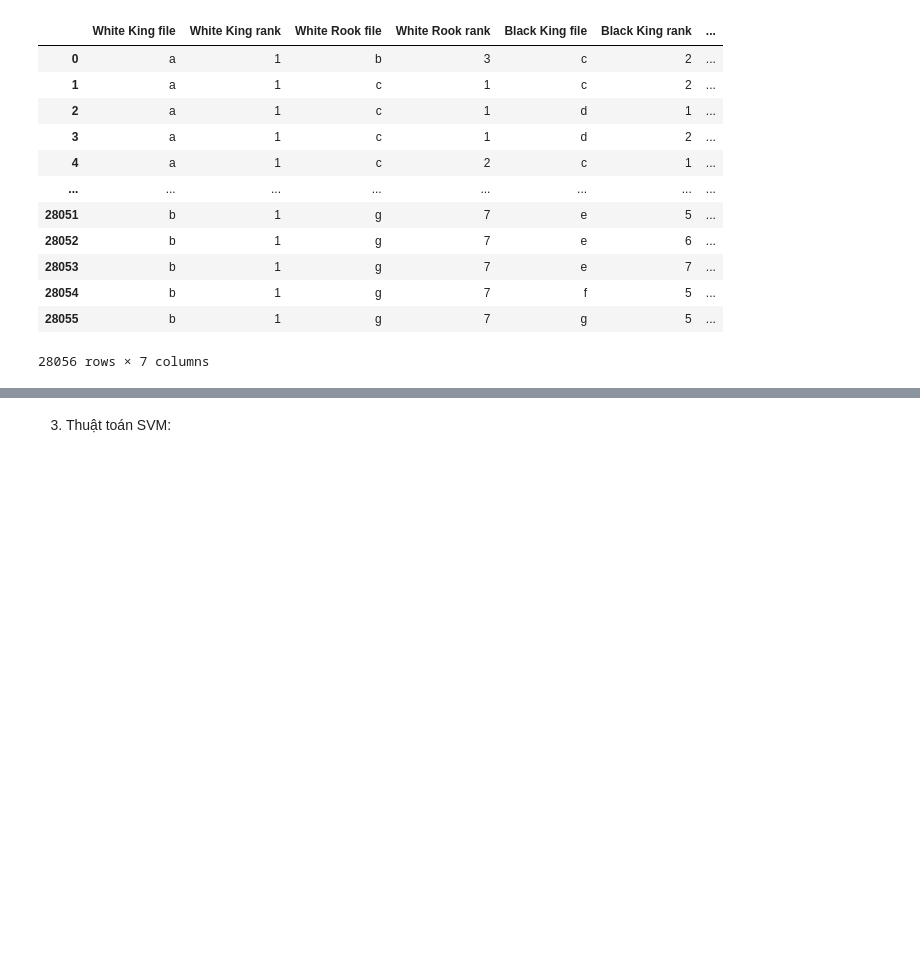
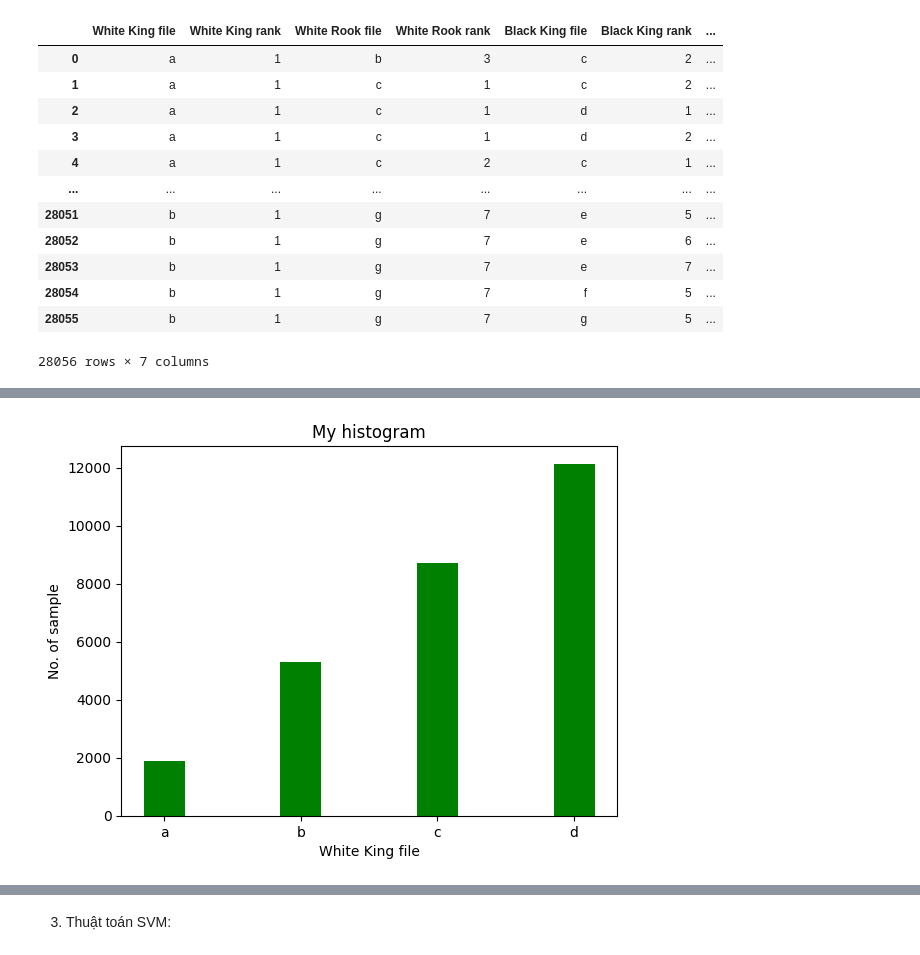
Before and after one commit to couqdev/MachineLearning, a Jupyter notebook: Project_ML.ipynb, the cells around one changed output, grey strips where cells are left out. Drawn from its saved outputs; the diff is of its cells as text; code cells hidden in the pictures; blank space fills up the shorter version.

```diff
--- a/Project_ML.ipynb
+++ b/Project_ML.ipynb
@@ -58,0 +107,18 @@ dataset
+# %%
+# frequencies
+data=dataset['White King file']
+# setting the ranges and no. of intervals
+range = (-0.5,3.5)
+bins = 4
+# plotting a histogram
+plt.hist(data, bins, range, color='green', histtype='bar', rwidth=0.3)
+# x-axis label
+plt.xlabel('White King file')
+# frequency label
+plt.ylabel('No. of sample')
+# plot title
+plt.title('My histogram')
+# function to show the plot
+plt.show()
+# %% [output]
+[figure, added]
```
Also changed, not shown: parts of 59 cells of this notebook.
